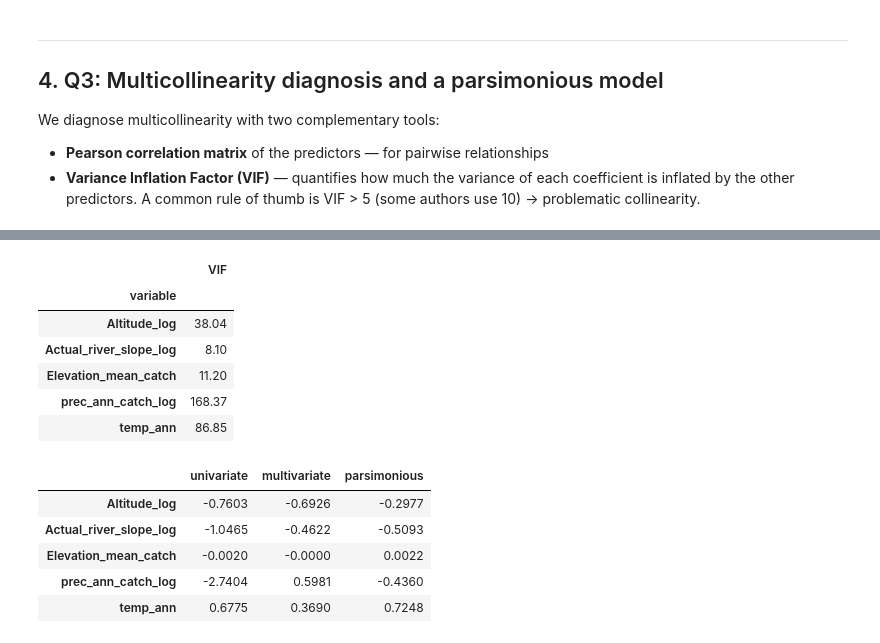
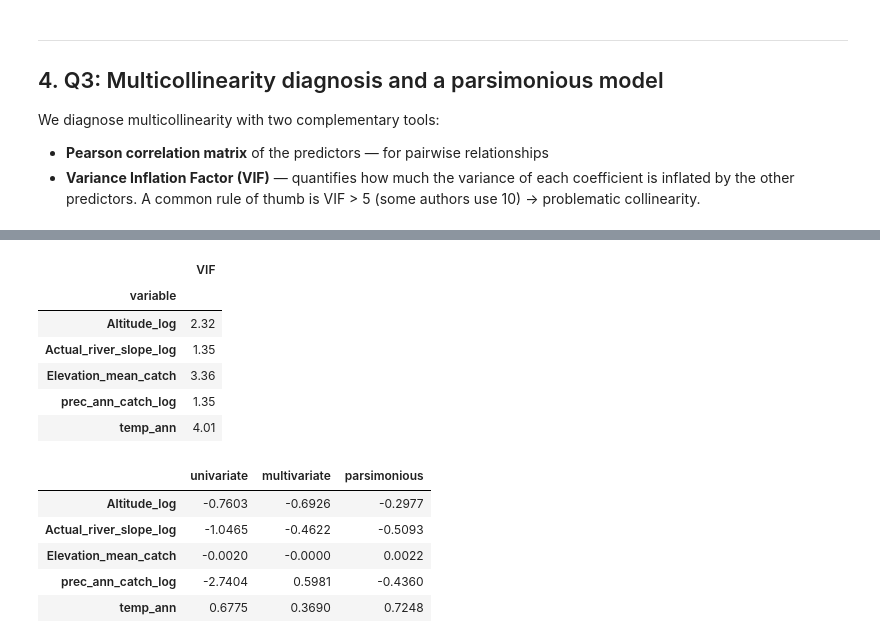
Before and after one commit to dgonzales1222/greends_avcad_exercises, a Jupyter notebook: exercise_07/avcad_ex07_dgonzales.ipynb, the cells around one changed output, grey strips where cells are left out. Cells and saved outputs as stored; diff of their text form; code cells hidden in the pictures.

```diff
--- a/exercise_07/avcad_ex07_dgonzales.ipynb
+++ b/exercise_07/avcad_ex07_dgonzales.ipynb
@@ -280,10 +280,13 @@ plt.show()
 # %%
 # @title VIF for the full model
 
-X_vif = df2[predictors].values
+# NOTE: variance_inflation_factor requires a constant (intercept) column,
+# otherwise the VIFs are massively inflated for variables with non-zero means.
+X_vif = sm.add_constant(df2[predictors]).values
 vif_full = pd.DataFrame({
     'variable': predictors,
-    'VIF': [variance_inflation_factor(X_vif, i) for i in range(len(predictors))]
+    'VIF': [variance_inflation_factor(X_vif, i + 1)  # +1 skips the constant column
+            for i in range(len(predictors))]
 }).round(2).set_index('variable')
 vif_full
 # %% [output]
@@ -330,20 +335,21 @@ strong multicollinearity or other numerical problems.
 # %%
 # @title VIF for the parsimonious model
 
-X_vif_p = df2[predictors_pars].values
+X_vif_p = sm.add_constant(df2[predictors_pars]).values
 vif_pars = pd.DataFrame({
     'variable': predictors_pars,
-    'VIF': [variance_inflation_factor(X_vif_p, i) for i in range(len(predictors_pars))]
+    'VIF': [variance_inflation_factor(X_vif_p, i + 1)  # +1 skips the constant column
+            for i in range(len(predictors_pars))]
 }).round(2).set_index('variable')
 vif_pars
 # %% [output]
 |  | VIF |
 | variable |  |
-| Altitude_log | 38.04 |
-| Actual_river_slope_log | 8.10 |
-| Elevation_mean_catch | 11.20 |
-| prec_ann_catch_log | 168.37 |
-| temp_ann | 86.85 |
+| Altitude_log | 2.32 |
+| Actual_river_slope_log | 1.35 |
+| Elevation_mean_catch | 3.36 |
+| prec_ann_catch_log | 1.35 |
+| temp_ann | 4.01 |
 # %%
 # @title Compare coefficients — full vs parsimonious vs univariate
 
```
Also changed, not shown: parts of 13 cells of this notebook.
